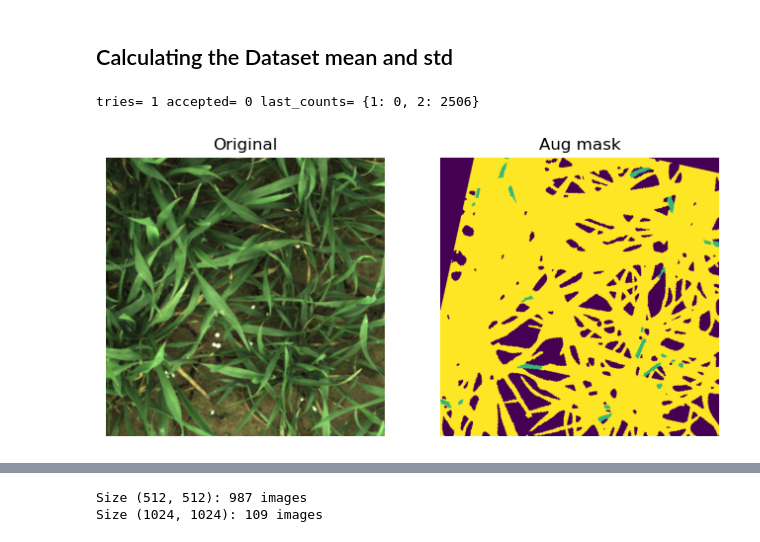
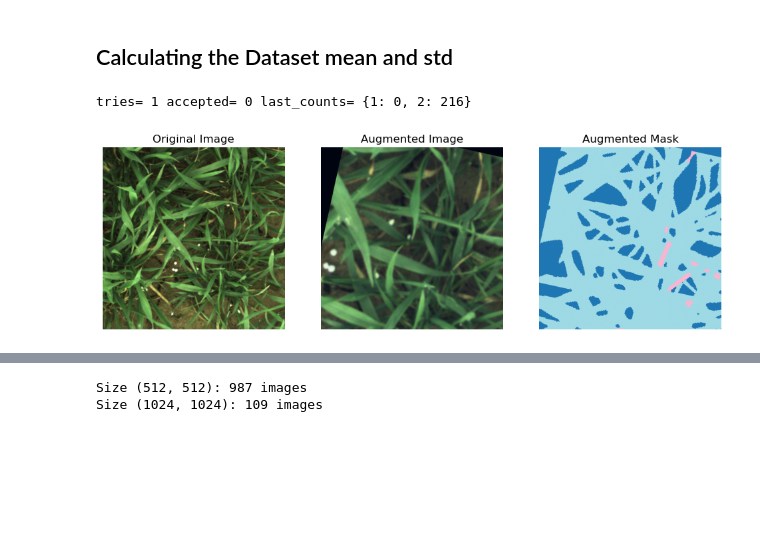
Before and after one commit to Harry-01/DATA7901, a Jupyter notebook: computer_vision.ipynb, the cells around one changed output, grey strips where cells are left out. Drawn from its saved outputs; the diff is of its cells as text; code cells hidden in the pictures; blank space fills up the shorter version.

Commit message:
trying to debug

```diff
--- a/computer_vision.ipynb
+++ b/computer_vision.ipynb
@@ -160,7 +160,8 @@ from albumentations.pytorch import ToTensorV2
 
 train_tf = A.Compose([
     # --- geometric (applied to image & mask) ---
-    ClassAwareRandomCrop(size=512, minority_ids=(1,2), min_pixels=20000, attempts=10, p=1.0),
+    ClassAwareRandomCrop(size=256, minority_ids=(1,2), min_pixels=10000, attempts=10, p=1.0),
+    A.Resize(512, 512, interpolation=cv2.INTER_LINEAR),
     #A.RandomResizedCrop(size=(512, 512), scale=(0.6, 1.0), ratio=(0.9, 1.1), p=1.0),
     A.HorizontalFlip(p=0.5),
     A.VerticalFlip(p=0.1),
@@ -291,11 +292,11 @@ model = model.to(device)
 IMAGENET_MEAN = [0.485, 0.456, 0.406]
 IMAGENET_STD  = [0.229, 0.224, 0.225]
 
-transform = T.Compose([
-    T.Resize((512, 512)),
-    T.ToTensor(),
-    T.Normalize(IMAGENET_MEAN, IMAGENET_STD),
-])
+# transform = T.Compose([
+#     T.Resize((512, 512)),
+#     T.ToTensor(),
+#     T.Normalize(IMAGENET_MEAN, IMAGENET_STD),
+# ])
 # %%
 from torch.utils.data import Subset
 class SubsetWithTransform(Subset):
@@ -356,42 +355,48 @@ val_loader = DataLoader(
     num_workers=0, pin_memory=False
 )
 # %%
-import numpy as np, matplotlib.pyplot as plt, cv2, random
+import numpy as np, matplotlib.pyplot as plt, cv2, random, torch
 
 # 1) Grab the A.Compose actually used by train_ds
 tf = train_ds.transform
 
 # 2) Pick a real index from this subset
 idx = random.choice(train_ds.indices)   # or idx = train_ds.indices[0]
 
 # 3) Load original image/mask as numpy arrays
-img = cv2.imread(train_ds.ds.image_paths[idx])[:, :, ::-1]  # BGR->RGB
+img = cv2.imread(train_ds.ds.image_paths[idx])[:, :, ::-1]  # BGR→RGB
 msk = cv2.imread(train_ds.ds.mask_paths[idx], cv2.IMREAD_GRAYSCALE)
 
-# 4) (Optional) reset debug counters on the crop
-from inspect import isclass
+# 4) Reset debug counters (optional)
 for t in tf.transforms:
     if isinstance(t, ClassAwareRandomCrop):
         t._tries = t._accepted = 0
         t._last_counts = None
         crop_ref = t
         break
 
 # 5) Call the pipeline
 out = tf(image=img, mask=msk)
 img_aug, msk_aug = out["image"], out["mask"]
 
+# If the pipeline includes ToTensorV2 → convert back for plotting
+if isinstance(img_aug, torch.Tensor):
+    img_aug = img_aug.permute(1, 2, 0).cpu().numpy()
+    # normalize to [0,1] for matplotlib
+    img_aug = (img_aug - img_aug.min()) / (img_aug.max() - img_aug.min())
+
 # 6) Print acceptance stats
 print("tries=", crop_ref._tries, "accepted=", crop_ref._accepted, "last_counts=", crop_ref._last_counts)
 
 # 7) Visualize
-plt.figure(figsize=(8,4))
-plt.subplot(1,2,1); plt.imshow(img); plt.title("Original"); plt.axis("off")
-plt.subplot(1,2,2); plt.imshow(msk_aug, vmin=0, vmax=3); plt.title("Aug mask"); plt.axis("off")
+plt.figure(figsize=(12,4))
+plt.subplot(1,3,1); plt.imshow(img); plt.title("Original Image"); plt.axis("off")
+plt.subplot(1,3,2); plt.imshow(img_aug); plt.title("Augmented Image"); plt.axis("off")
+plt.subplot(1,3,3); plt.imshow(msk_aug, vmin=0, vmax=3, cmap="tab20"); plt.title("Augmented Mask"); plt.axis("off")
 plt.show()
 # %% [output]
-tries= 1 accepted= 0 last_counts= {1: 0, 2: 2506}
+tries= 1 accepted= 0 last_counts= {1: 0, 2: 216}
-[figure, old version]
+[figure, new version]
 # %%
 import matplotlib.pyplot as plt
 imgs, masks = next(iter(train_loader))   # tensors after ToTensorV2
```
Also changed, not shown: parts of 7 cells of this notebook.
